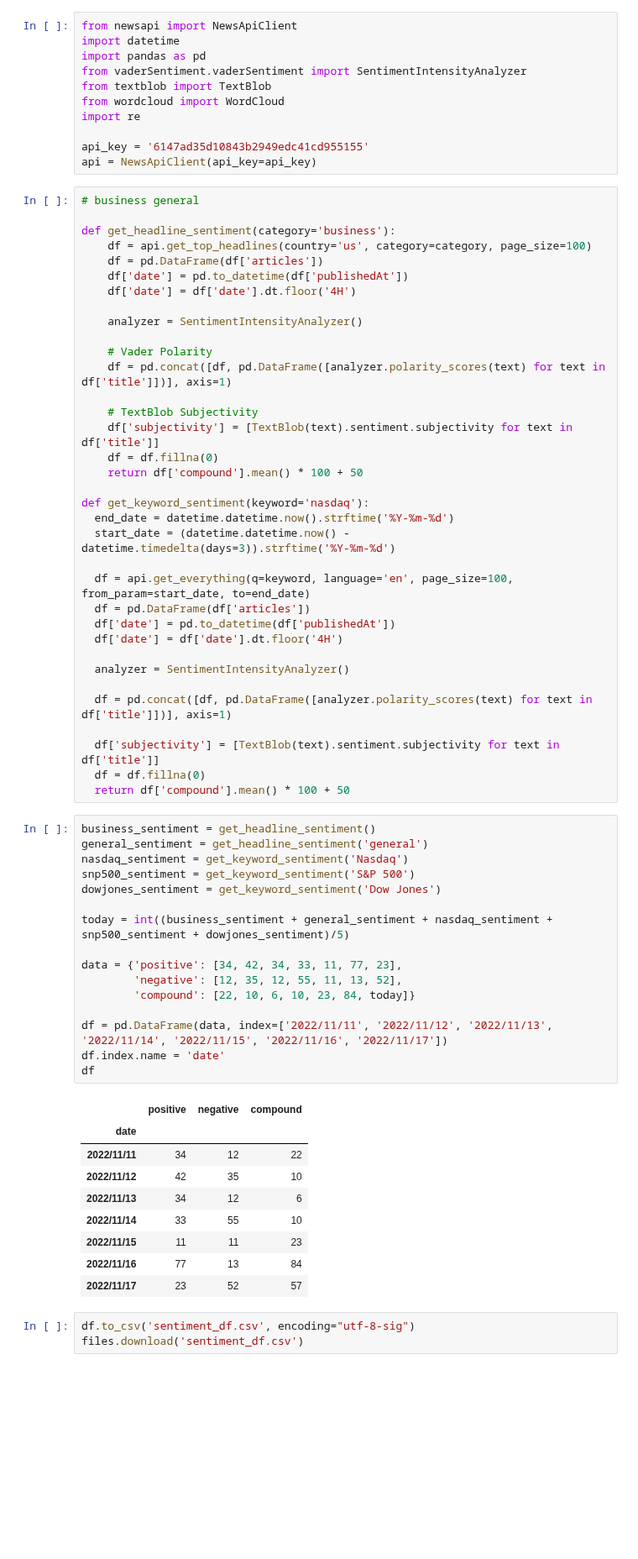
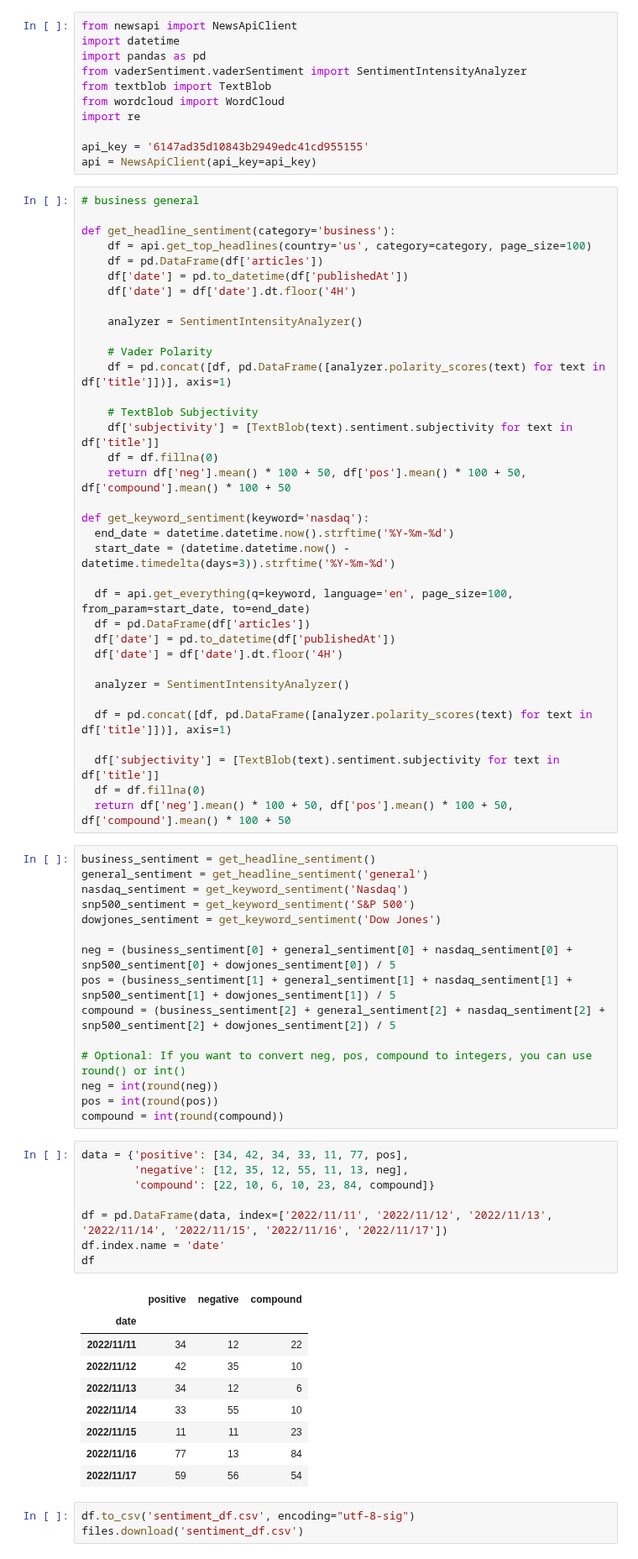
Before and after one commit to yeonghun00/stock-notes, a Jupyter notebook: useful/all_in_one.ipynb, the cells around one changed output. Shown at 84% size. Drawn from its saved outputs; the diff is of its cells as text; blank space fills up the shorter version.

```diff
--- a/useful/all_in_one.ipynb
+++ b/useful/all_in_one.ipynb
@@ -348,7 +348,7 @@ def get_headline_sentiment(category='business'):
     # TextBlob Subjectivity
     df['subjectivity'] = [TextBlob(text).sentiment.subjectivity for text in df['title']]
     df = df.fillna(0)
-    return df['compound'].mean() * 100 + 50
+    return df['neg'].mean() * 100 + 50, df['pos'].mean() * 100 + 50, df['compound'].mean() * 100 + 50
 
 def get_keyword_sentiment(keyword='nasdaq'):
   end_date = datetime.datetime.now().strftime('%Y-%m-%d')
@@ -365,33 +365,40 @@ def get_keyword_sentiment(keyword='nasdaq'):
 
   df['subjectivity'] = [TextBlob(text).sentiment.subjectivity for text in df['title']]
   df = df.fillna(0)
-  return df['compound'].mean() * 100 + 50
+  return df['neg'].mean() * 100 + 50, df['pos'].mean() * 100 + 50, df['compound'].mean() * 100 + 50
+# %%
+business_sentiment = get_headline_sentiment()
+general_sentiment = get_headline_sentiment('general')
+nasdaq_sentiment = get_keyword_sentiment('Nasdaq')
+snp500_sentiment = get_keyword_sentiment('S&P 500')
+dowjones_sentiment = get_keyword_sentiment('Dow Jones')
+
+neg = (business_sentiment[0] + general_sentiment[0] + nasdaq_sentiment[0] + snp500_sentiment[0] + dowjones_sentiment[0]) / 5
+pos = (business_sentiment[1] + general_sentiment[1] + nasdaq_sentiment[1] + snp500_sentiment[1] + dowjones_sentiment[1]) / 5
+compound = (business_sentiment[2] + general_sentiment[2] + nasdaq_sentiment[2] + snp500_sentiment[2] + dowjones_sentiment[2]) / 5
+
+# Optional: If you want to convert neg, pos, compound to integers, you can use round() or int()
+neg = int(round(neg))
+pos = int(round(pos))
+compound = int(round(compound))
 # %%
-business_sentiment = get_headline_sentiment()
-general_sentiment = get_headline_sentiment('general')
-nasdaq_sentiment = get_keyword_sentiment('Nasdaq')
-snp500_sentiment = get_keyword_sentiment('S&P 500')
-dowjones_sentiment = get_keyword_sentiment('Dow Jones')
-
-today = int((business_sentiment + general_sentiment + nasdaq_sentiment + snp500_sentiment + dowjones_sentiment)/5)
-
-data = {'positive': [34, 42, 34, 33, 11, 77, 23],
-        'negative': [12, 35, 12, 55, 11, 13, 52],
-        'compound': [22, 10, 6, 10, 23, 84, today]}
+data = {'positive': [34, 42, 34, 33, 11, 77, pos],
+        'negative': [12, 35, 12, 55, 11, 13, neg],
+        'compound': [22, 10, 6, 10, 23, 84, compound]}
 
 df = pd.DataFrame(data, index=['2022/11/11', '2022/11/12', '2022/11/13', '2022/11/14', '2022/11/15', '2022/11/16', '2022/11/17'])
 df.index.name = 'date'
 df
 # %% [output]
 |  | positive | negative | compound |
 | date |  |  |  |
 | 2022/11/11 | 34 | 12 | 22 |
 | 2022/11/12 | 42 | 35 | 10 |
 | 2022/11/13 | 34 | 12 | 6 |
 | 2022/11/14 | 33 | 55 | 10 |
 | 2022/11/15 | 11 | 11 | 23 |
 | 2022/11/16 | 77 | 13 | 84 |
-| 2022/11/17 | 23 | 52 | 57 |
+| 2022/11/17 | 59 | 56 | 54 |
 # %%
 df.to_csv('sentiment_df.csv', encoding="utf-8-sig")
 files.download('sentiment_df.csv')
```
Also changed, not shown: parts of 1 cell of this notebook.
